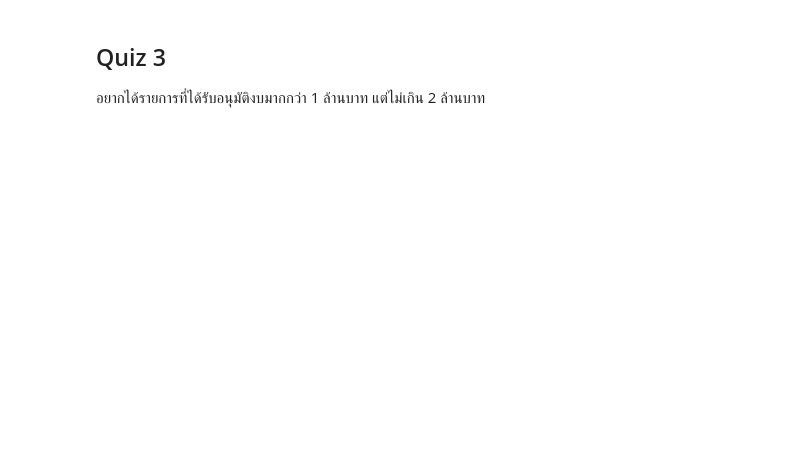
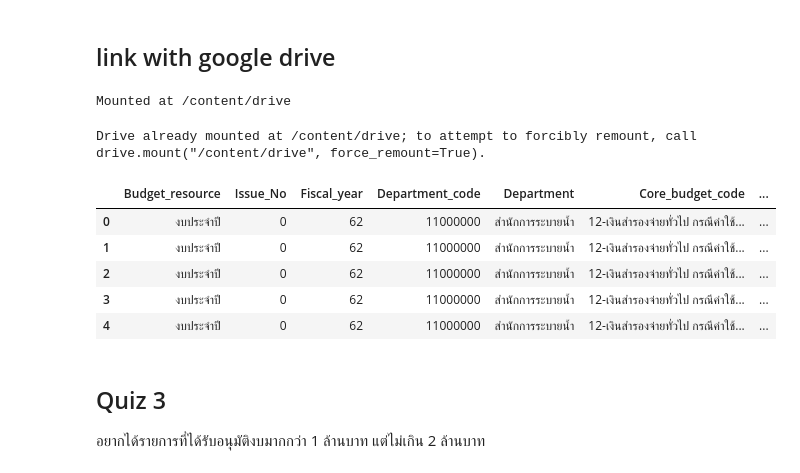
Before and after one commit to Ratchanontt/python_dataviz2023, a Jupyter notebook: python_pandas.ipynb, the cells around one changed output. Cells and saved outputs as stored; diff of their text form; code cells hidden in the pictures; blank space fills up the shorter version.

```diff
--- a/python_pandas.ipynb
+++ b/python_pandas.ipynb
@@ -1,2 +1,4 @@
 # %% [markdown]
 <a href="https://colab.research.google.com/github/Ratchanontt/python_dataviz2023/blob/main/python_pandas.ipynb" target="_parent"><img src="https://colab.research.google.com/assets/colab-badge.svg" alt="Open In Colab"/></a>
+# %% [markdown]
+## link with google drive
@@ -3,3 +7,23 @@
+# %%
+from google.colab import drive
+drive.mount('/content/drive')  # mount =  เชื่อมไดร์ฟ
+# %% [output]
+Mounted at /content/drive
+# %%
+from google.colab import drive
+drive.mount('/content/drive')
+# %% [output]
+Drive already mounted at /content/drive; to attempt to forcibly remount, call drive.mount("/content/drive", force_remount=True).
+# %%
+data1 = pd.read_csv('/content/drive/MyDrive/DataViz23Data/DataBKK01.csv')
+data1.head()
+# %% [output]
+|  | Budget_resource | Issue_No | Fiscal_year | Department_code | Department | Core_budget_code | ... |
+| 0 | งบประจำปี | 0 | 62 | 11000000 | สำนักการระบายน้ำ | 12-เงินสำรองจ่ายทั่วไป กรณีค่าใช้... | ... |
+| 1 | งบประจำปี | 0 | 62 | 11000000 | สำนักการระบายน้ำ | 12-เงินสำรองจ่ายทั่วไป กรณีค่าใช้... | ... |
+| 2 | งบประจำปี | 0 | 62 | 11000000 | สำนักการระบายน้ำ | 12-เงินสำรองจ่ายทั่วไป กรณีค่าใช้... | ... |
+| 3 | งบประจำปี | 0 | 62 | 11000000 | สำนักการระบายน้ำ | 12-เงินสำรองจ่ายทั่วไป กรณีค่าใช้... | ... |
+| 4 | งบประจำปี | 0 | 62 | 11000000 | สำนักการระบายน้ำ | 12-เงินสำรองจ่ายทั่วไป กรณีค่าใช้... | ... |
 # %% [markdown]
 ## Quiz 3
 อยากได้รายการที่ได้รับอนุมัติงบมากกว่า 1 ล้านบาท แต่ไม่เกิน 2 ล้านบาท
```
Also changed, not shown: parts of 1 cell of this notebook.
